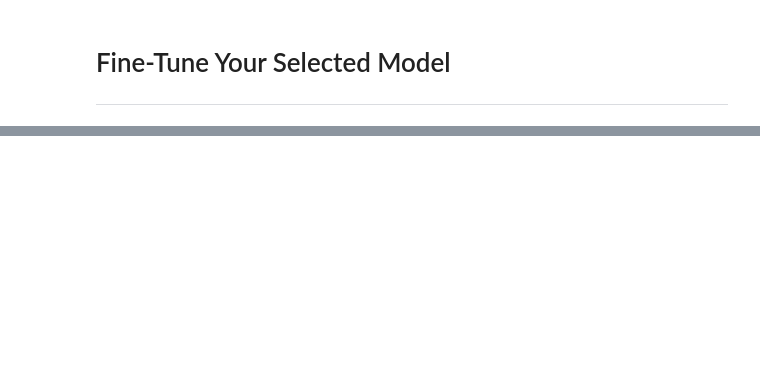
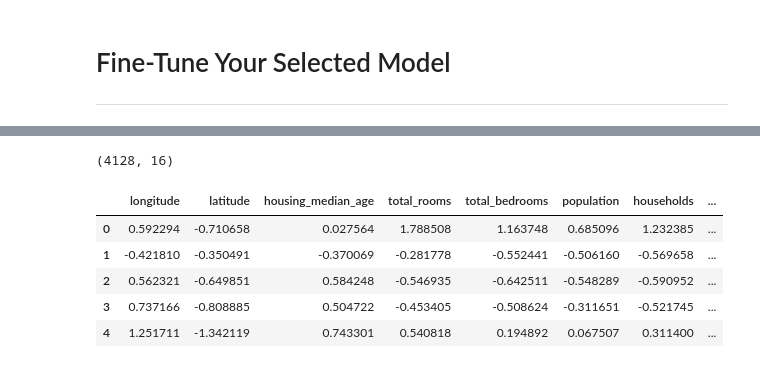
Before and after one commit to calvinh99/handsonml, a Jupyter notebook: DistrictPricing.ipynb, the cells around one changed output, grey strips where cells are left out. Cells and saved outputs as stored; diff of their text form; code cells hidden in the pictures; blank space fills up the shorter version.

```diff
--- a/DistrictPricing.ipynb
+++ b/DistrictPricing.ipynb
@@ -952,0 +886,23 @@ Cool! Now we can load these models up whenever we want!
+# %%
+X_test = strat_test_set.drop("median_house_value", axis=1)
+y_test = strat_test_set["median_house_value"].copy()
+# %%
+X_test_prepared = full_pipeline.transform(X_test)
+# %%
+X_test_prepared.shape
+# %% [output]
+(4128, 16)
+# %%
+X_test_prepared = pd.DataFrame(
+    data=X_test_prepared,
+    columns=attributes,
+)
+# %%
+X_test_prepared.head()
+# %% [output]
+|  | longitude | latitude | housing_median_age | total_rooms | total_bedrooms | population | households | ... |
+| 0 | 0.592294 | -0.710658 | 0.027564 | 1.788508 | 1.163748 | 0.685096 | 1.232385 | ... |
+| 1 | -0.421810 | -0.350491 | -0.370069 | -0.281778 | -0.552441 | -0.506160 | -0.569658 | ... |
+| 2 | 0.562321 | -0.649851 | 0.584248 | -0.546935 | -0.642511 | -0.548289 | -0.590952 | ... |
+| 3 | 0.737166 | -0.808885 | 0.504722 | -0.453405 | -0.508624 | -0.311651 | -0.521745 | ... |
+| 4 | 1.251711 | -1.342119 | 0.743301 | 0.540818 | 0.194892 | 0.067507 | 0.311400 | ... |
```
Also changed, not shown: parts of 142 cells of this notebook.
